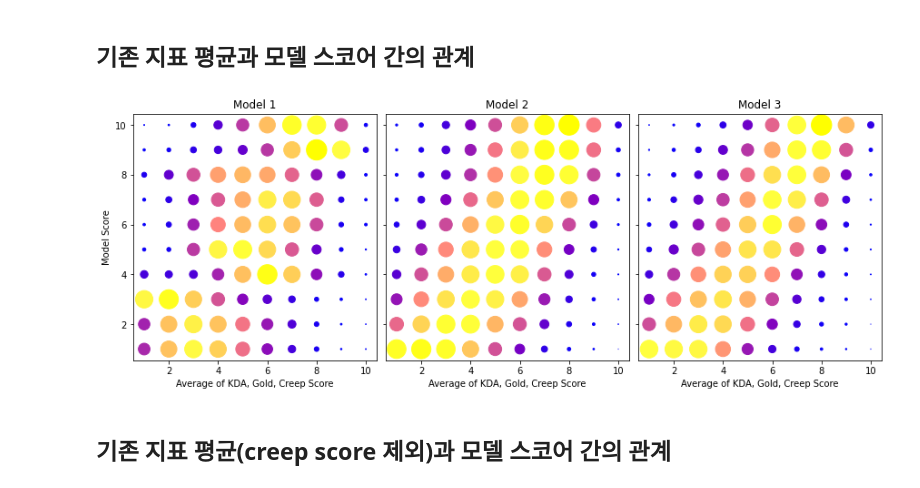
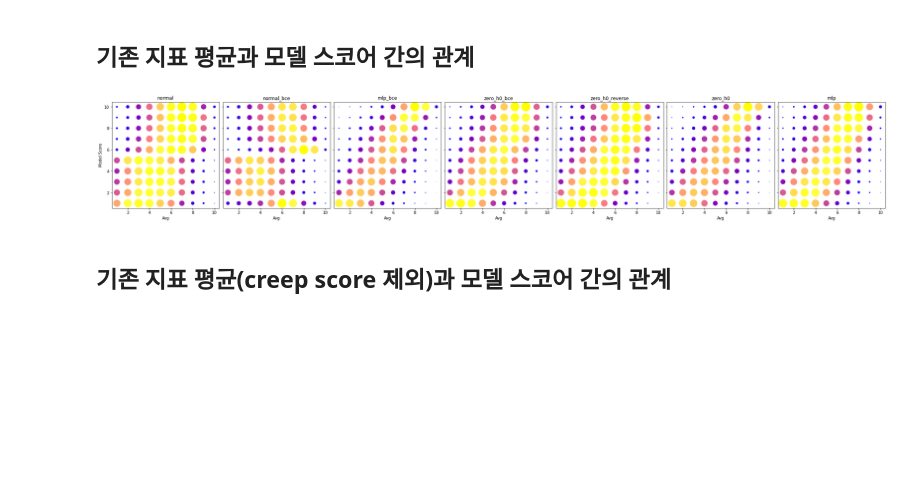
Before and after one commit to ThrypsisJ/Action2Score, a Jupyter notebook: analysis_rank.ipynb, the cells around one changed output. Cells and saved outputs as stored; diff of their text form; code cells hidden in the pictures; blank space fills up the shorter version.

```diff
--- a/analysis_rank.ipynb
+++ b/analysis_rank.ipynb
@@ -5,11 +5,11 @@ import pandas as pd
 import numpy as np
 from collections import defaultdict
 from matplotlib import pyplot as plt
+from pathlib import Path
 from tqdm import tqdm
 
 df = pd.read_feather('./experiment/analysis_result.ftr')
-
-models = ('model1', 'model2', 'model3')
+models = df.columns[6:-2]
 categories = ('gold', 'creep', 'kda', 'avg', 'avg_nocreep')
 
 analysis = defaultdict(lambda: defaultdict(lambda: np.zeros([10, 10], dtype=np.int32)))
@@ -17,20 +17,20 @@ analysis = defaultdict(lambda: defaultdict(lambda: np.zeros([10, 10], dtype=np.i
 for row in tqdm(df.itertuples(), total=len(df)):
     for cat in categories:
         for model in models:
-            analysis[model][cat][getattr(row, f'score_{model}')][getattr(row, cat)] += 1
+            analysis[model][cat][getattr(row, model)-1][getattr(row, cat)-1] += 1
 # %% [markdown]
 ## Gold 획득량 순위와 모델 스코어 간의 관계
 # %%
 dfs = [analysis[model]['gold'] for model in models]
-fig, axes = plt.subplots(1, 3, figsize=(12, 4.5), sharey=True, constrained_layout=True)
+fig, axes = plt.subplots(1, len(models), figsize=(4*len(models), 4.5), sharey=True, constrained_layout=True)
 
 axis_x, axis_y = zip(*[(x+1, y+1) for y in range(10) for x in range(10)])
-for i in range(3):
+for i in range(len(models)):
     count = [dfs[i][x][y] for x in range(10) for y in range(10)]
     size = count/max(count)*500
     color = [(min(2*c/max(count), 1), min(max(2*c/max(count)-0.5, 0), 1), 1-(c/max(count))) for c in count]
-    axes[i].set_title(f'Model {i+1}')
-    axes[i].set_xlabel('Gold Earned')
+    axes[i].set_title(models[i])
+    axes[i].set_xlabel('Gold')
     if i==0: axes[i].set_ylabel('Model Score')
     axes[i].scatter(x=axis_x, y=axis_y, s=size, c=color)
 # %% [output]
@@ -39,14 +39,14 @@ for i in range(3):
 ## KDA 순위와 모델 스코어 간의 관계
 # %%
 dfs = [analysis[model]['kda'] for model in models]
-fig, axes = plt.subplots(1, 3, figsize=(12, 4.5), sharey=True, constrained_layout=True)
+fig, axes = plt.subplots(1, len(models), figsize=(4*len(models), 4.5), sharey=True, constrained_layout=True)
 
 axis_x, axis_y = zip(*[(x+1, y+1) for y in range(10) for x in range(10)])
-for i in range(3):
+for i in range(len(models)):
     count = [dfs[i][x][y] for x in range(10) for y in range(10)]
     size = count/max(count)*500
     color = [(min(2*c/max(count), 1), min(max(2*c/max(count)-0.5, 0), 1), 1-(c/max(count))) for c in count]
-    axes[i].set_title(f'Model {i+1}')
+    axes[i].set_title(models[i])
     axes[i].set_xlabel('KDA')
     if i==0: axes[i].set_ylabel('Model Score')
     axes[i].scatter(x=axis_x, y=axis_y, s=size, c=color)
@@ -56,15 +56,15 @@ for i in range(3):
 ## Creep score 순위와 모델 스코어 간의 관계
 # %%
 dfs = [analysis[model]['creep'] for model in models]
-fig, axes = plt.subplots(1, 3, figsize=(12, 4.5), sharey=True, constrained_layout=True)
+fig, axes = plt.subplots(1, len(models), figsize=(4*len(models), 4.5), sharey=True, constrained_layout=True)
 
 axis_x, axis_y = zip(*[(x+1, y+1) for y in range(10) for x in range(10)])
-for i in range(3):
+for i in range(len(models)):
     count = [dfs[i][x][y] for x in range(10) for y in range(10)]
     size = count/max(count)*500
     color = [(min(2*c/max(count), 1), min(max(2*c/max(count)-0.5, 0), 1), 1-(c/max(count))) for c in count]
-    axes[i].set_title(f'Model {i+1}')
-    axes[i].set_xlabel('Creep Score')
+    axes[i].set_title(models[i])
+    axes[i].set_xlabel('Creep')
     if i==0: axes[i].set_ylabel('Model Score')
     axes[i].scatter(x=axis_x, y=axis_y, s=size, c=color)
 # %% [output]
@@ -73,19 +73,19 @@ for i in range(3):
 ## 기존 지표 평균과 모델 스코어 간의 관계
 # %%
 dfs = [analysis[model]['avg'] for model in models]
-fig, axes = plt.subplots(1, 3, figsize=(12, 4.5), sharey=True, constrained_layout=True)
+fig, axes = plt.subplots(1, len(models), figsize=(4*len(models), 4.5), sharey=True, constrained_layout=True)
 
 axis_x, axis_y = zip(*[(x+1, y+1) for y in range(10) for x in range(10)])
-for i in range(3):
+for i in range(len(models)):
     count = [dfs[i][x][y] for x in range(10) for y in range(10)]
     size = count/max(count)*500
     color = [(min(2*c/max(count), 1), min(max(2*c/max(count)-0.5, 0), 1), 1-(c/max(count))) for c in count]
-    axes[i].set_title(f'Model {i+1}')
-    axes[i].set_xlabel('Average of KDA, Gold, Creep Score')
+    axes[i].set_title(models[i])
+    axes[i].set_xlabel('Avg')
     if i==0: axes[i].set_ylabel('Model Score')
     axes[i].scatter(x=axis_x, y=axis_y, s=size, c=color)
 # %% [output]
-[figure, old version]
+[figure, new version]
 # %% [markdown]
 ## 기존 지표 평균(creep score 제외)과 모델 스코어 간의 관계
 # %%
```
Also changed, not shown: parts of 5 cells of this notebook, 14 other files.
